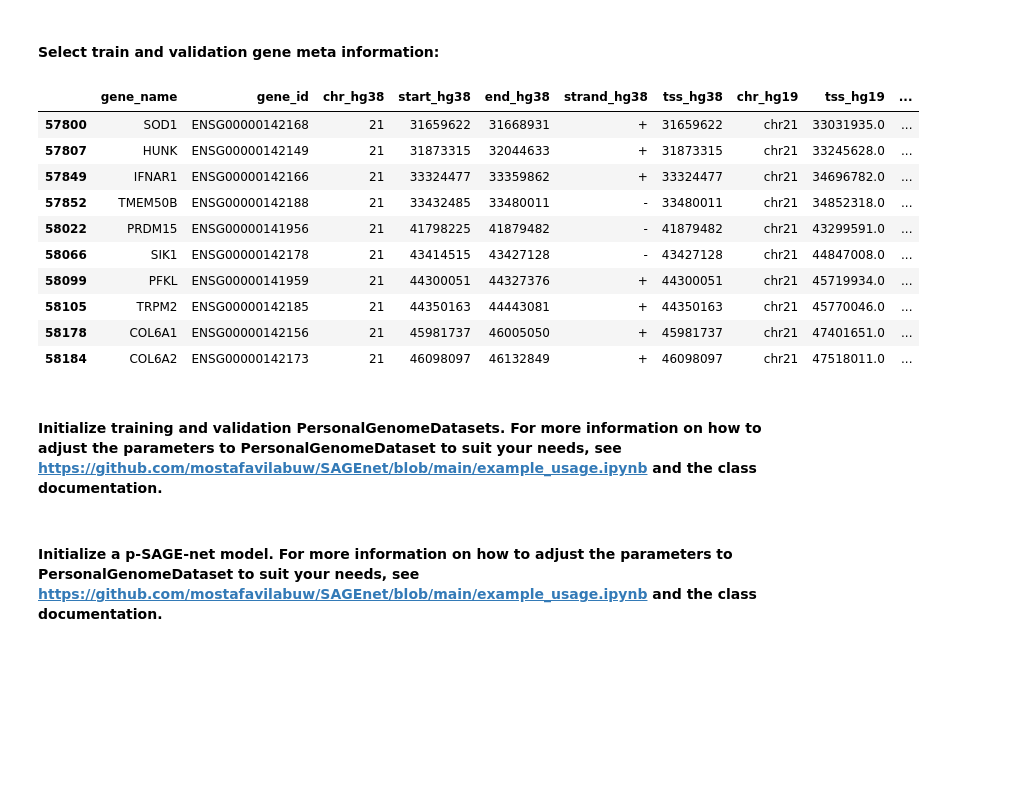
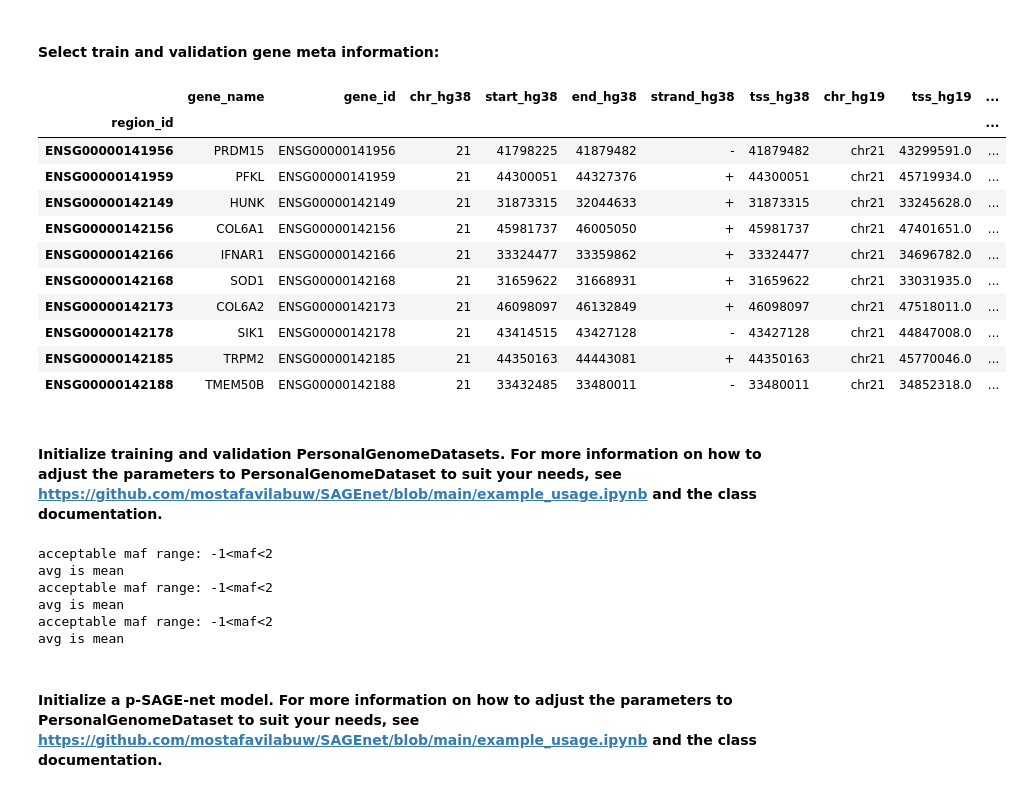
Before and after one commit to mostafavilabuw/SAGEnet, a Jupyter notebook: example_notebooks/GEUVADIS_example.ipynb, the cells around one changed output. Cells and saved outputs as stored; diff of their text form; code cells hidden in the pictures; blank space fills up the shorter version.

Commit message:
revisions updates

```diff
--- a/example_notebooks/GEUVADIS_example.ipynb
+++ b/example_notebooks/GEUVADIS_example.ipynb
@@ -39,8 +39,8 @@ gunzip hg19.fa.gz
 base_repo_path='/homes/gws/aspiro17/SAGEnet/'
 
 hg19_path='/data/mostafavilab/personal_genome_expr/revisions/GEUVADIS/hg19.fa'
-expr_path='/data/mostafavilab/personal_genome_expr/revisions/GEUVADIS/tpm_pca_annot.csv.gz'
-vcf_file_path='/data/mostafavilab/personal_genome_expr/revisions/GEUVADIS/GEUVADIS.vcf.gz'
+expr_path='/data/mostafavilab/personal_genome_expr/revisions/GEUVADIS/corrected_log_tpm.annot.csv.gz'
+vcf_file_path='/data/mostafavilab/personal_genome_expr/revisions/GEUVADIS/all_vcf_files/GEUVADIS.chr21.PH1PH2_465.IMPFRQFILT_BIALLELIC_PH.annotv2.genotypes.bgz'
 
 model_save_dir='data/mostafavilab/personal_genome_expr/revisions/GEUVADIS/res/'
 os.makedirs(model_save_dir, exist_ok=True)
@@ -48,7 +48,7 @@ os.makedirs(model_save_dir, exist_ok=True)
 #### Use the tss_data_path provided in this github. Since the GEUVADIS variant calls are with respect to hg19 (not hg38, as was the case with our ROSMAP and GTEx data), update the tss and chr columns in gene_meta_info to reflect this.
 # %%
 tss_data_path=f'{base_repo_path}input_data/gene-ids-and-positions.tsv'
-gene_meta_info = pd.read_csv(tss_data_path, sep='\t')
+gene_meta_info = pd.read_csv(tss_data_path, sep="\t",index_col='region_id')
 gene_meta_info['chr'] = gene_meta_info['chr_hg19'].str.replace('chr', '', regex=False)
 gene_meta_info['tss'] = pd.to_numeric(gene_meta_info['tss_hg19'], errors='coerce').astype('Int64')
 gene_meta_info
@@ -117,7 +119,7 @@ test samps: ['HG00325' 'NA12272' 'HG00100' 'HG00332' 'NA20506']
 # %% [markdown]
 #### Select an example gene set to use for model training. Make sure that these genes are on chromosome 21 (this is the example VCF we are using). Usually we would split our gene set into train, validation, and test by chromosome, but since all of these example genes are from chromosome 21, we split randomly.
 # %%
-chr21_genes = gene_meta_info[gene_meta_info['chr']=='21']['gene_id'].values
+chr21_genes = gene_meta_info[gene_meta_info['chr']=='21'].index.values
 chr21_genes_in_expr_data = np.intersect1d(orig_expr_df['stable_id'], chr21_genes)
 
 train_genes=chr21_genes_in_expr_data[:10]
@@ -153,31 +155,39 @@ expr_df
 # %% [markdown]
 #### Select train and validation gene meta information:
 # %%
-train_gene_meta = gene_meta_info[gene_meta_info['gene_id'].isin(train_genes)]
-val_gene_meta = gene_meta_info[gene_meta_info['gene_id'].isin(val_genes)]
+train_gene_meta = gene_meta_info.loc[train_genes]
+val_gene_meta = gene_meta_info.loc[val_genes]
 train_gene_meta
 # %% [output]
 |  | gene_name | gene_id | chr_hg38 | start_hg38 | end_hg38 | strand_hg38 | tss_hg38 | chr_hg19 | tss_hg19 | ... |
-| 57800 | SOD1 | ENSG00000142168 | 21 | 31659622 | 31668931 | + | 31659622 | chr21 | 33031935.0 | ... |
-| 57807 | HUNK | ENSG00000142149 | 21 | 31873315 | 32044633 | + | 31873315 | chr21 | 33245628.0 | ... |
-| 57849 | IFNAR1 | ENSG00000142166 | 21 | 33324477 | 33359862 | + | 33324477 | chr21 | 34696782.0 | ... |
-| 57852 | TMEM50B | ENSG00000142188 | 21 | 33432485 | 33480011 | - | 33480011 | chr21 | 34852318.0 | ... |
-| 58022 | PRDM15 | ENSG00000141956 | 21 | 41798225 | 41879482 | - | 41879482 | chr21 | 43299591.0 | ... |
-| 58066 | SIK1 | ENSG00000142178 | 21 | 43414515 | 43427128 | - | 43427128 | chr21 | 44847008.0 | ... |
-| 58099 | PFKL | ENSG00000141959 | 21 | 44300051 | 44327376 | + | 44300051 | chr21 | 45719934.0 | ... |
-| 58105 | TRPM2 | ENSG00000142185 | 21 | 44350163 | 44443081 | + | 44350163 | chr21 | 45770046.0 | ... |
-| 58178 | COL6A1 | ENSG00000142156 | 21 | 45981737 | 46005050 | + | 45981737 | chr21 | 47401651.0 | ... |
-| 58184 | COL6A2 | ENSG00000142173 | 21 | 46098097 | 46132849 | + | 46098097 | chr21 | 47518011.0 | ... |
+| region_id |  |  |  |  |  |  |  |  |  | ... |
+| ENSG00000141956 | PRDM15 | ENSG00000141956 | 21 | 41798225 | 41879482 | - | 41879482 | chr21 | 43299591.0 | ... |
+| ENSG00000141959 | PFKL | ENSG00000141959 | 21 | 44300051 | 44327376 | + | 44300051 | chr21 | 45719934.0 | ... |
+| ENSG00000142149 | HUNK | ENSG00000142149 | 21 | 31873315 | 32044633 | + | 31873315 | chr21 | 33245628.0 | ... |
+| ENSG00000142156 | COL6A1 | ENSG00000142156 | 21 | 45981737 | 46005050 | + | 45981737 | chr21 | 47401651.0 | ... |
+| ENSG00000142166 | IFNAR1 | ENSG00000142166 | 21 | 33324477 | 33359862 | + | 33324477 | chr21 | 34696782.0 | ... |
+| ENSG00000142168 | SOD1 | ENSG00000142168 | 21 | 31659622 | 31668931 | + | 31659622 | chr21 | 33031935.0 | ... |
+| ENSG00000142173 | COL6A2 | ENSG00000142173 | 21 | 46098097 | 46132849 | + | 46098097 | chr21 | 47518011.0 | ... |
+| ENSG00000142178 | SIK1 | ENSG00000142178 | 21 | 43414515 | 43427128 | - | 43427128 | chr21 | 44847008.0 | ... |
+| ENSG00000142185 | TRPM2 | ENSG00000142185 | 21 | 44350163 | 44443081 | + | 44350163 | chr21 | 45770046.0 | ... |
+| ENSG00000142188 | TMEM50B | ENSG00000142188 | 21 | 33432485 | 33480011 | - | 33480011 | chr21 | 34852318.0 | ... |
 # %% [markdown]
 #### Initialize training and validation PersonalGenomeDatasets. For more information on how to adjust the parameters to PersonalGenomeDataset to suit your needs, see https://github.com/mostafavilabuw/SAGEnet/blob/main/example_usage.ipynb and the class documentation.
 # %%
-train_dataset = SAGEnet.data.PersonalGenomeDataset(gene_metadata=train_gene_meta, vcf_file_path=vcf_file_path, hg38_file_path=hg19_path, sample_list=train_samps, expr_data=expr_df,contig_prefix='')
-val_subs_dataset = SAGEnet.data.PersonalGenomeDataset(gene_metadata=train_gene_meta, vcf_file_path=vcf_file_path, hg38_file_path=hg19_path, sample_list=train_samps, expr_data=expr_df,contig_prefix='')
-val_genes_dataset = SAGEnet.data.PersonalGenomeDataset(gene_metadata=val_gene_meta, vcf_file_path=vcf_file_path, hg38_file_path=hg19_path, sample_list=val_samps, expr_data=expr_df,contig_prefix='')
+train_dataset = SAGEnet.data.PersonalGenomeDataset(metadata=train_gene_meta, vcf_file_path=vcf_file_path, hg38_file_path=hg19_path, sample_list=train_samps, y_data=expr_df,contig_prefix='',verbose=False)
+val_subs_dataset = SAGEnet.data.PersonalGenomeDataset(metadata=train_gene_meta, vcf_file_path=vcf_file_path, hg38_file_path=hg19_path, sample_list=train_samps, y_data=expr_df,contig_prefix='',verbose=False)
+val_genes_dataset = SAGEnet.data.PersonalGenomeDataset(metadata=val_gene_meta, vcf_file_path=vcf_file_path, hg38_file_path=hg19_path, sample_list=val_samps, y_data=expr_df,contig_prefix='',verbose=False)
 
 train_dataloader = DataLoader(train_dataset,shuffle=True,num_workers=1)
 val_subs_dataloader = DataLoader(val_subs_dataset, shuffle=False,num_workers=1)
 val_genes_dataloader = DataLoader(val_genes_dataset,shuffle=False,num_workers=1)
+# %% [output]
+acceptable maf range: -1<maf<2
+avg is mean
+acceptable maf range: -1<maf<2
+avg is mean
+acceptable maf range: -1<maf<2
+avg is mean
 # %% [markdown]
 #### Initialize a p-SAGE-net model. For more information on how to adjust the parameters to PersonalGenomeDataset to suit your needs, see https://github.com/mostafavilabuw/SAGEnet/blob/main/example_usage.ipynb and the class documentation.
 # %%
```
Also changed, not shown: parts of 6 cells of this notebook, 1 other file.
